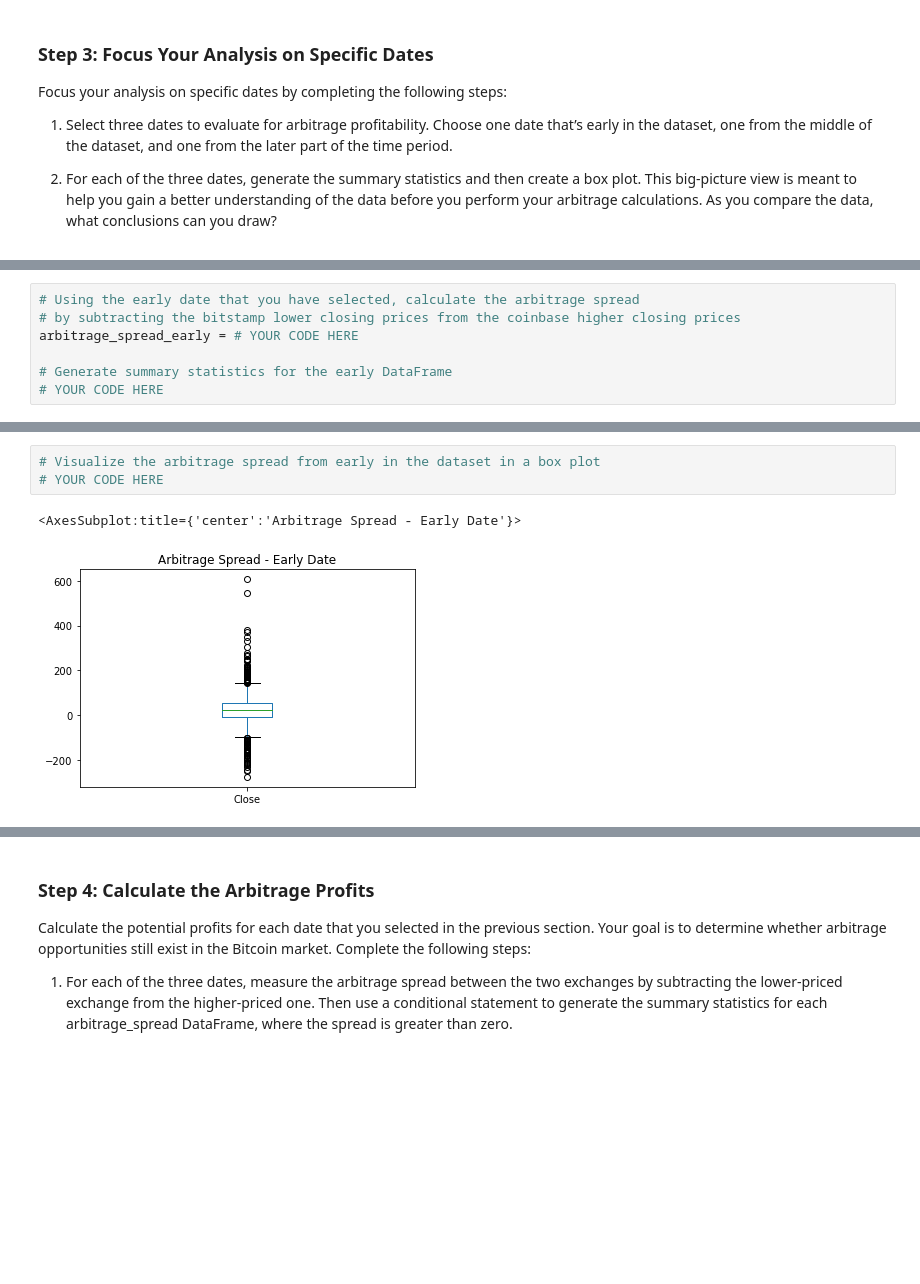
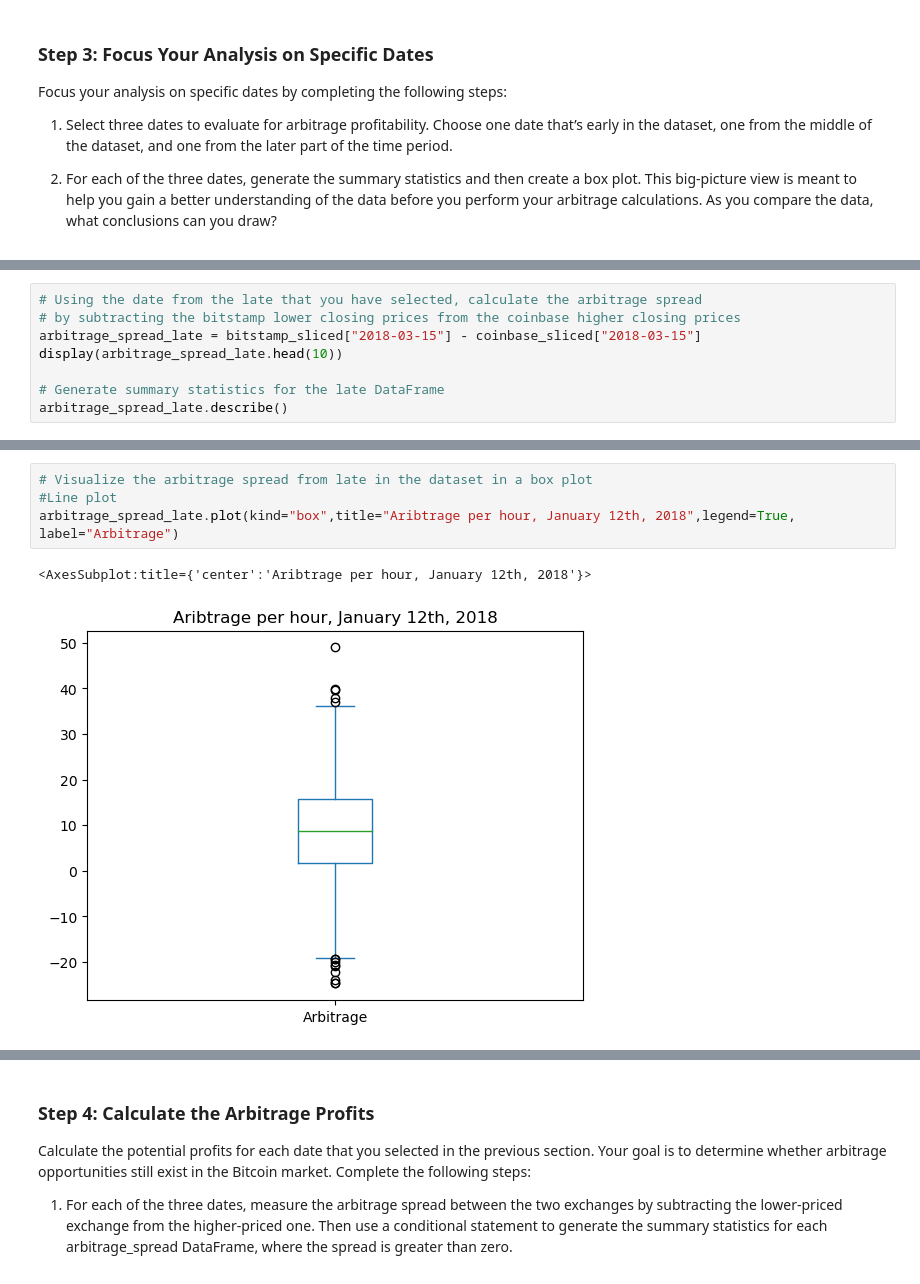
Before and after one commit to lumiroga/Fintech_Challenge3, a Jupyter notebook: crypto_arbitrage.ipynb, the cells around one changed output, grey strips where cells are left out. Saved outputs shown, nothing was run; the diff lists cells and outputs as text; blank space fills up the shorter version.

Commit message:
Plotted three different dates - Compared

```diff
--- a/crypto_arbitrage.ipynb
+++ b/crypto_arbitrage.ipynb
@@ -357,8 +457,9 @@ Focus your analysis on specific dates by completing the following steps:
 # %%
-# Using the early date that you have selected, calculate the arbitrage spread
+# Using the date from the late that you have selected, calculate the arbitrage spread
 # by subtracting the bitstamp lower closing prices from the coinbase higher closing prices
-arbitrage_spread_early = # YOUR CODE HERE
+arbitrage_spread_late = bitstamp_sliced["2018-03-15"] - coinbase_sliced["2018-03-15"]
+display(arbitrage_spread_late.head(10))
 
-# Generate summary statistics for the early DataFrame
-# YOUR CODE HERE
+# Generate summary statistics for the late DataFrame
+arbitrage_spread_late.describe()
 # %% [output]
@@ -374,6 +493,7 @@ Name: Close, dtype: float64
 # %%
-# Visualize the arbitrage spread from early in the dataset in a box plot
-# YOUR CODE HERE
+# Visualize the arbitrage spread from late in the dataset in a box plot
+#Line plot
+arbitrage_spread_late.plot(kind="box",title="Aribtrage per hour, January 12th, 2018",legend=True, label="Arbitrage")
 # %% [output]
-<AxesSubplot:title={'center':'Arbitrage Spread - Early Date'}>
+<AxesSubplot:title={'center':'Aribtrage per hour, January 12th, 2018'}>
-[figure, old version]
+[figure, new version]
```
Also changed, not shown: parts of 19 cells of this notebook.
